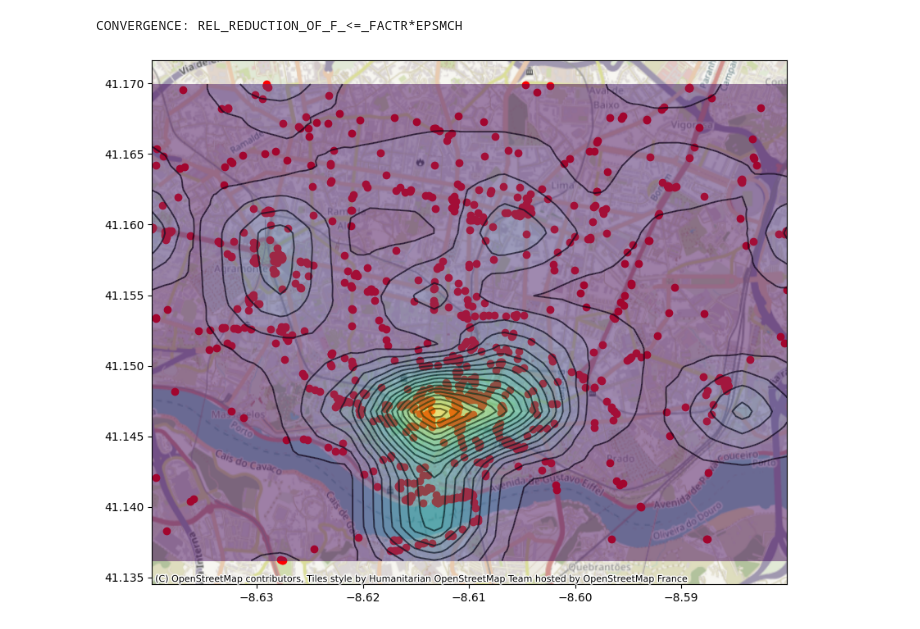
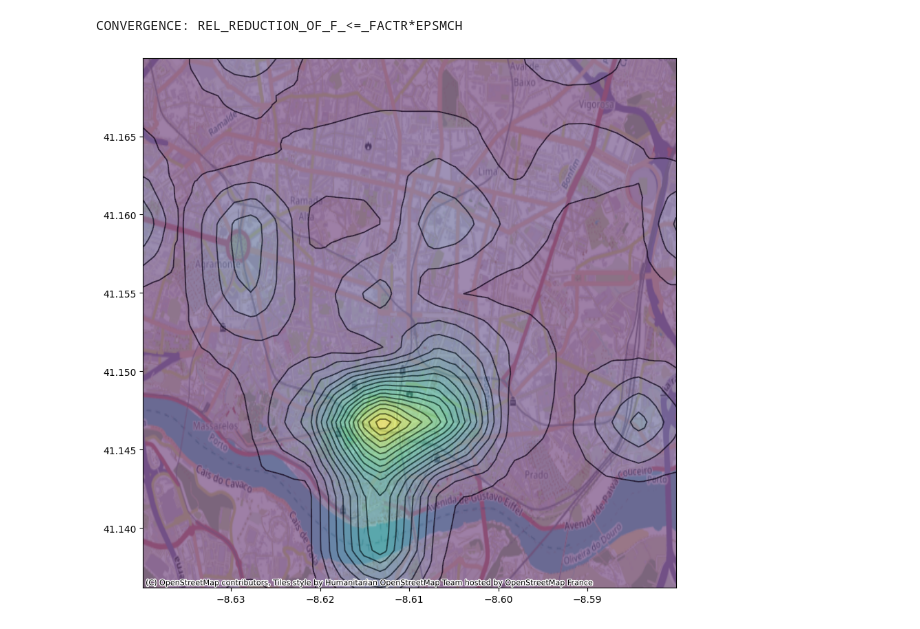
Before and after one commit to PaulEibensteiner/sensepy, a Jupyter notebook: sensepy/tutorial/custom-kernel-cox-process.ipynb, the cells around one changed output. Saved outputs shown, nothing was run; the diff lists cells and outputs as text; code cells hidden in the pictures.

```diff
--- a/sensepy/tutorial/custom-kernel-cox-process.ipynb
+++ b/sensepy/tutorial/custom-kernel-cox-process.ipynb
@@ -132,23 +132,23 @@ CONVERGENCE: REL_REDUCTION_OF_F_<=_FACTR*EPSMCH
 # %%
 # Plotting the fitted Map
 n = 30 # discretization
 xtest = D.return_discretization(n)
 Map = BorelSet(d=2, bounds=torch.Tensor([[left, right], [down, up]]).double())
 xtest_orig = Map.return_discretization(n).numpy()
 
 f = estimator.rate_value(xtest)
 
 xx = xtest_orig[:, 0]
 yy = xtest_orig[:, 1]
 
 grid_x, grid_y = np.mgrid[min(xx):max(xx):100j, min(yy):max(yy):100j]
 grid_z_f = griddata((xx, yy), f[:, 0].detach().numpy(), (grid_x, grid_y), method='linear')
 
 fig, ax = plt.subplots(figsize=(10, 10))
-gdf.plot(ax=ax, color='red', figsize=(10, 10))
+# gdf.plot(ax=ax, color='red', figsize=(10, 10))
 cs = ax.contourf(grid_x, grid_y, grid_z_f, levels=20, alpha=0.5)
 ax.contour(cs, colors='k', alpha=0.5)
 ctx.add_basemap(ax, crs=gdf.crs.to_string())
 plt.show()
 # %% [output]
-[figure, old version]
+[figure, new version]
```
Also changed, not shown: parts of 2 cells of this notebook, 2 other files.
